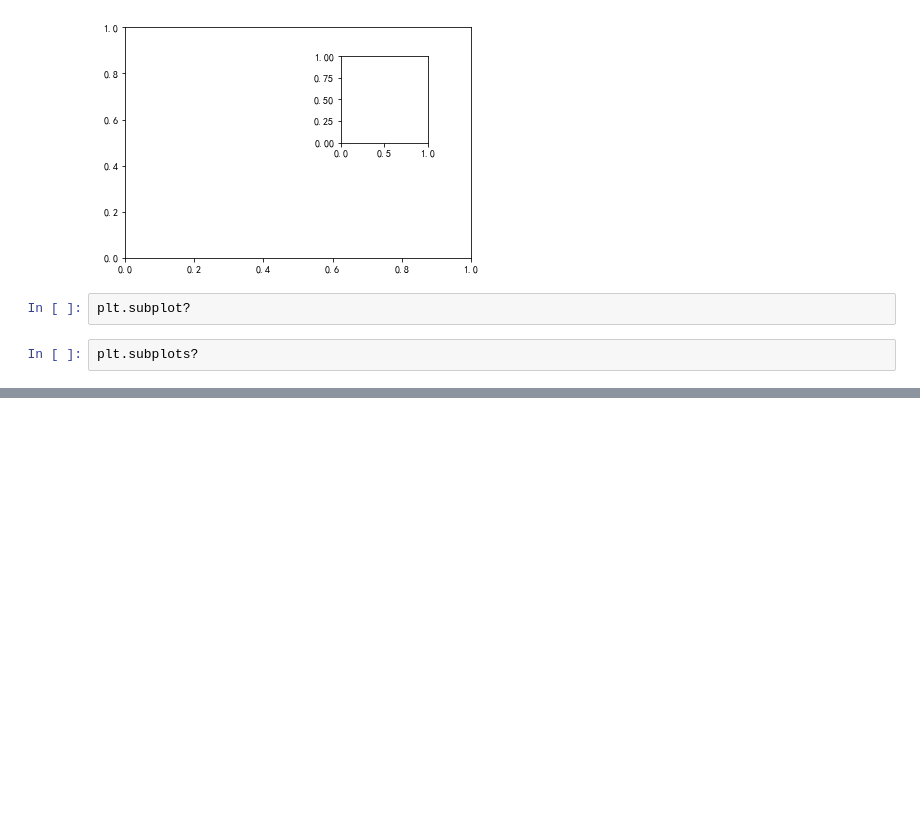
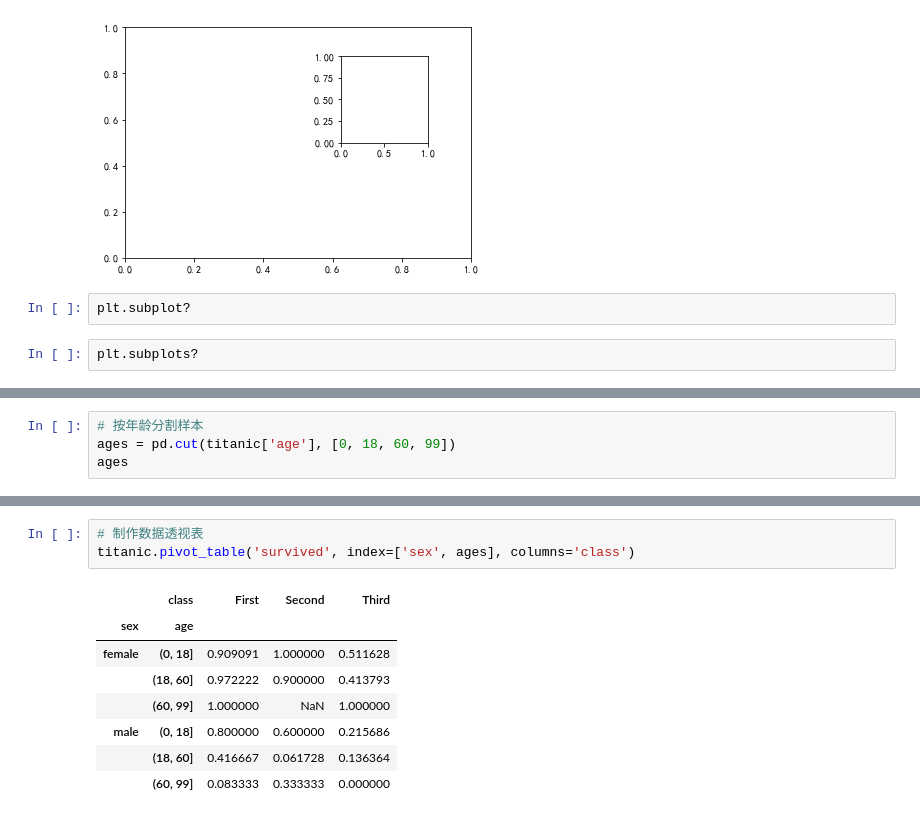
Before and after one commit to articuly/data_analysis, a Jupyter notebook: matplotlib_learning.ipynb, the cells around one changed output, grey strips where cells are left out. Saved outputs shown, nothing was run; the diff lists cells and outputs as text; blank space fills up the shorter version.

```diff
--- a/matplotlib_learning.ipynb
+++ b/matplotlib_learning.ipynb
@@ -171,0 +202,4 @@ plt.subplots?
+# %%
+# 按年龄分割样本
+ages = pd.cut(titanic['age'], [0, 18, 60, 99])
+ages
@@ -171,0 +220,12 @@ plt.subplots?
+# %%
+# 制作数据透视表
+titanic.pivot_table('survived', index=['sex', ages], columns='class')
+# %% [output]
+|  | class | First | Second | Third |
+| sex | age |  |  |  |
+| female | (0, 18] | 0.909091 | 1.000000 | 0.511628 |
+|  | (18, 60] | 0.972222 | 0.900000 | 0.413793 |
+|  | (60, 99] | 1.000000 | NaN | 1.000000 |
+| male | (0, 18] | 0.800000 | 0.600000 | 0.215686 |
+|  | (18, 60] | 0.416667 | 0.061728 | 0.136364 |
+|  | (60, 99] | 0.083333 | 0.333333 | 0.000000 |
```
Also changed, not shown: parts of 6 cells of this notebook, 1 other file.
